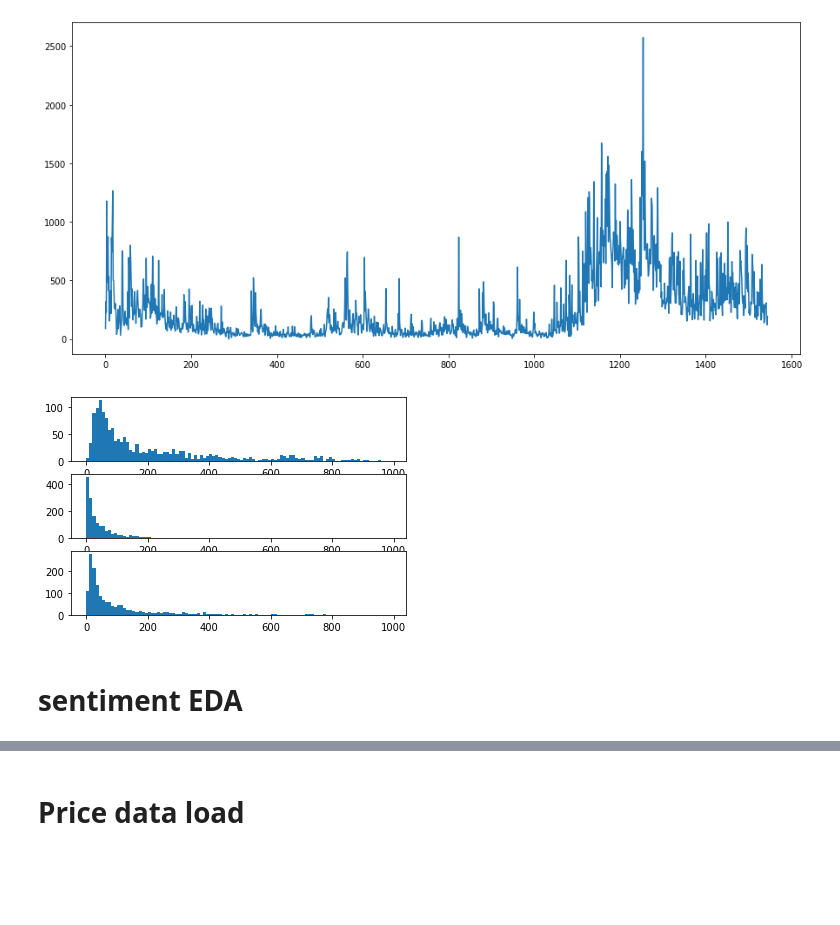
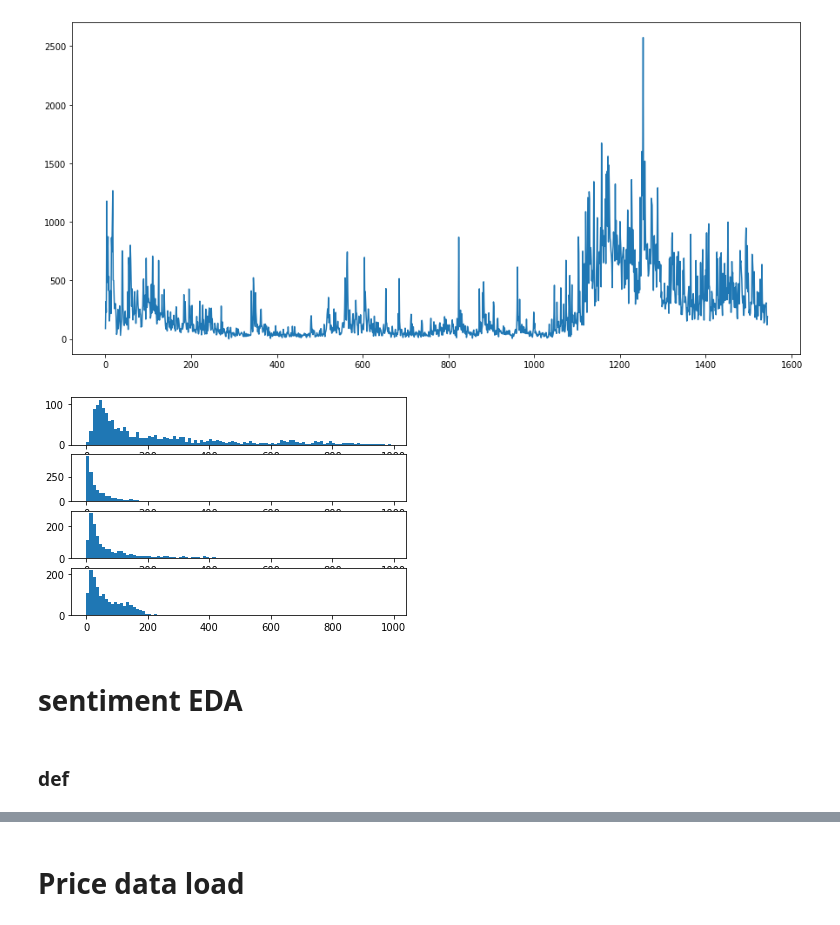
Before and after one commit to CryptoNLP/bitcoin_price_prediction_with_sentiment, a Jupyter notebook: comments_EDA.ipynb, the cells around one changed output, grey strips where cells are left out. Saved outputs shown, nothing was run; the diff lists cells and outputs as text; code cells hidden in the pictures; blank space fills up the shorter version.

```diff
--- a/comments_EDA.ipynb
+++ b/comments_EDA.ipynb
@@ -99,17 +84,24 @@ Drive already mounted at /content/drive; to attempt to forcibly remount, call dr
 # %% [markdown]
 ### load comment data
 # %%
+start = '2018-01-02'
+end = '2022-02-28'
+
 df_btc = pd.read_csv(f'{path_capstone}data_final_bitcoin.csv', index_col=0)
-df_btc = df_btc.loc[:,'2017-12-02':]
+df_btc = df_btc.loc[:,start:end]
 df_btc.fillna(0, inplace=True)
 
 df_btc_top = pd.read_csv(f'{path_capstone}top_comment_bitcoin_cl.csv', index_col=0)
-df_btc_top = df_btc_top.loc[:,'2017-12-02':]
+df_btc_top = df_btc_top.loc[:,start:end]
 df_btc_top.fillna(0, inplace=True)
 
 df_btc_second = pd.read_csv(f'{path_capstone}second_comment_bitcoin_cl.csv', index_col=0)
-df_btc_second = df_btc_second.loc[:,'2017-12-02':]
+df_btc_second = df_btc_second.loc[:,start:end]
 df_btc_second.fillna(0, inplace=True)
 
-df_btc
+df_crypto_top = pd.read_csv(f'{path_capstone}top_comment_crypto_cl.csv', index_col=0)
+df_crypto_top = df_crypto_top.loc[:,start:end]
+df_crypto_top.fillna(0, inplace=True)
+
+df_btc.head()
 # %% [output]
@@ -143,4 +131,5 @@ def count_text_num(df):#count daily comment num
 btc_cnt = count_text_num(df_btc)
 btc_cnt_top = count_text_num(df_btc_top)
 btc_cnt_second = count_text_num(df_btc_second)
+crypto_cnt_top = count_text_num(df_crypto_top)
 # %% [output]
@@ -159,15 +149,20 @@ plt.plot(btc_cnt)
 [<matplotlib.lines.Line2D at 0x...>]
 [figure]
 # %%
-plt.subplot(3, 1, 1)
+plt.subplot(4, 1, 1)
 plt.hist(btc_cnt, bins= range(0,1000,10))
-plt.subplot(3, 1, 2)
+plt.subplot(4, 1, 2)
 plt.hist(btc_cnt_top, bins= range(0,1000,10))
-plt.subplot(3, 1, 3)
+plt.subplot(4, 1, 3)
 plt.hist(btc_cnt_second, bins= range(0,1000,10))
+plt.subplot(4, 1, 4)
+plt.hist(crypto_cnt_top, bins= range(0,1000,10))
+
 plt.show()
 # %% [output]
-[figure, old version]
+[figure, new version]
 # %% [markdown]
 # sentiment EDA
+# %% [markdown]
+### def
 # %%
```
Also changed, not shown: parts of 46 cells of this notebook.
